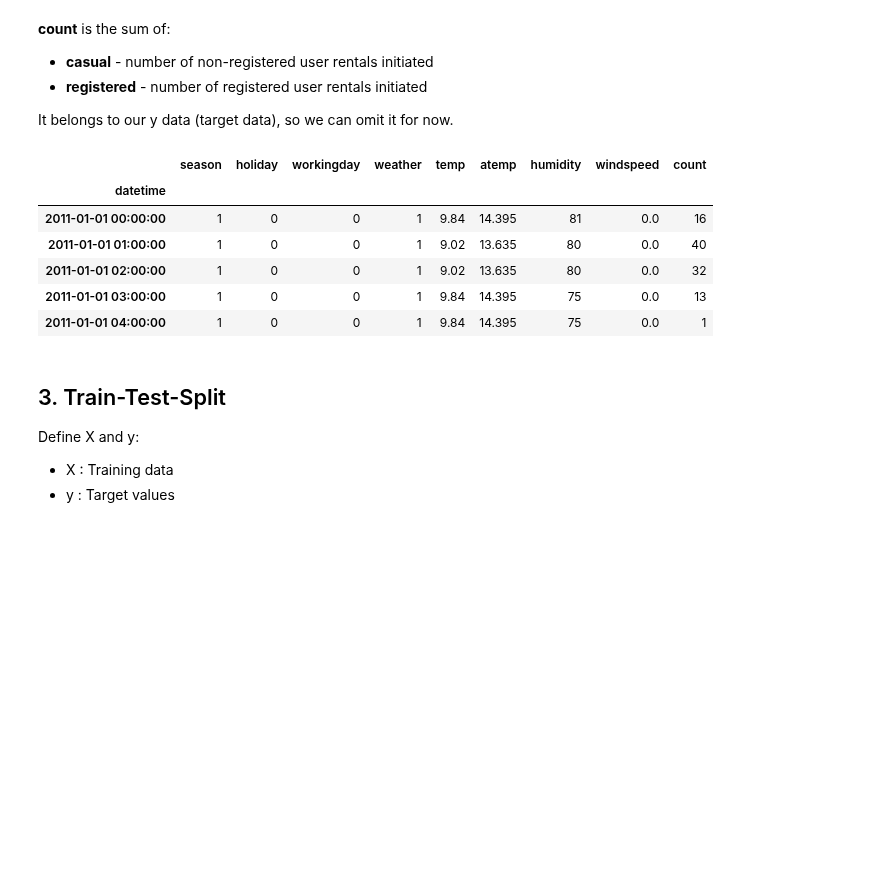
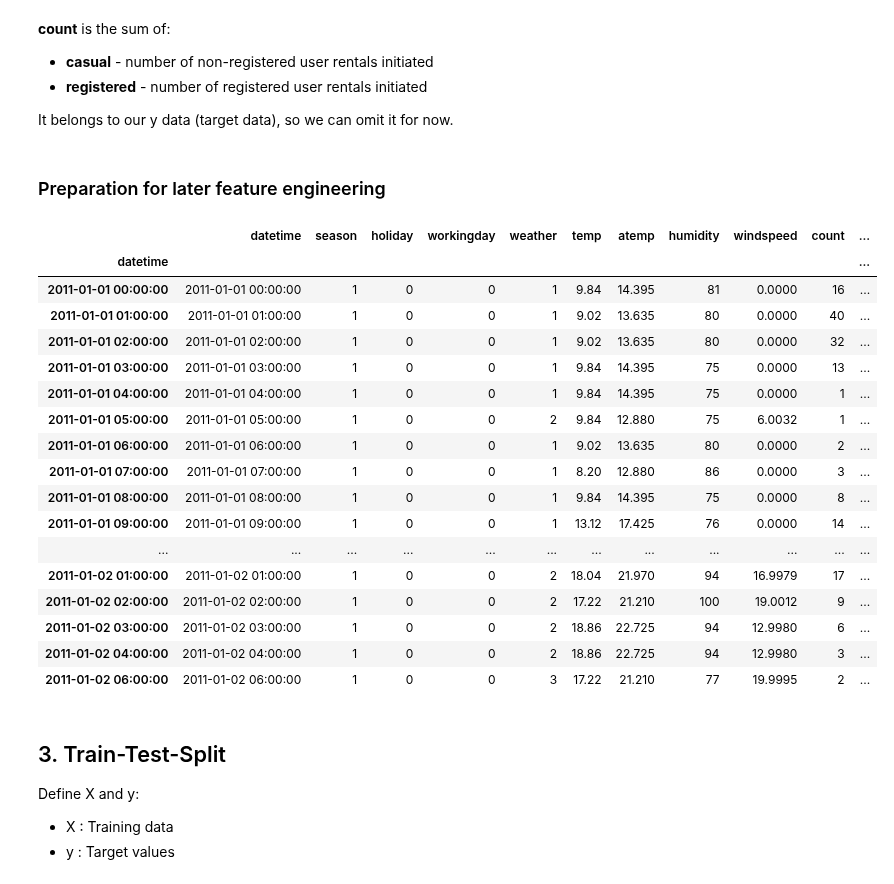
Before and after one commit to raphaelw/data-science-bootcamp, a Jupyter notebook: 03_week/project/bike_sharing_demand.ipynb, the cells around one changed output. Saved outputs shown, nothing was run; the diff lists cells and outputs as text; code cells hidden in the pictures; blank space fills up the shorter version.

```diff
--- a/03_week/project/bike_sharing_demand.ipynb
+++ b/03_week/project/bike_sharing_demand.ipynb
@@ -58,7 +54,7 @@ Data columns (total 12 columns):
 dtypes: datetime64[ns](1), float64(3), int64(8)
 memory usage: 1020.7 KB
 # %%
-df.set_index(keys='datetime', inplace=True)
+df.set_index(keys='datetime', drop=False, inplace=True)
 # %%
 df.isna().sum()
 # %% [output]
@@ -82,16 +79,39 @@ dtype: int64
 It belongs to our y data (target data), so we can omit it for now.
 # %%
 df.drop(['casual', 'registered'], axis=1, inplace=True)
+# %% [markdown]
+### Preparation for later feature engineering
+# %%
+# hour
+df['hour'] = df['datetime'].dt.hour
+# dayofweek
+df['dayofweek'] = df['datetime'].dt.dayofweek
+# %%
+# timestamp
+timedelta = df.datetime - pd.to_datetime("2010/01/01")
+DAY_IN_SECONDS = 60*60*24
+df['timestamp'] = timedelta.dt.total_seconds()/(DAY_IN_SECONDS)
 # %%
-df.head()
+df.head(30)
 # %% [output]
-|  | season | holiday | workingday | weather | temp | atemp | humidity | windspeed | count |
-| datetime |  |  |  |  |  |  |  |  |  |
-| 2011-01-01 00:00:00 | 1 | 0 | 0 | 1 | 9.84 | 14.395 | 81 | 0.0 | 16 |
-| 2011-01-01 01:00:00 | 1 | 0 | 0 | 1 | 9.02 | 13.635 | 80 | 0.0 | 40 |
-| 2011-01-01 02:00:00 | 1 | 0 | 0 | 1 | 9.02 | 13.635 | 80 | 0.0 | 32 |
-| 2011-01-01 03:00:00 | 1 | 0 | 0 | 1 | 9.84 | 14.395 | 75 | 0.0 | 13 |
-| 2011-01-01 04:00:00 | 1 | 0 | 0 | 1 | 9.84 | 14.395 | 75 | 0.0 | 1 |
+|  | datetime | season | holiday | workingday | weather | temp | atemp | humidity | windspeed | count | ... |
+| datetime |  |  |  |  |  |  |  |  |  |  | ... |
+| 2011-01-01 00:00:00 | 2011-01-01 00:00:00 | 1 | 0 | 0 | 1 | 9.84 | 14.395 | 81 | 0.0000 | 16 | ... |
+| 2011-01-01 01:00:00 | 2011-01-01 01:00:00 | 1 | 0 | 0 | 1 | 9.02 | 13.635 | 80 | 0.0000 | 40 | ... |
+| 2011-01-01 02:00:00 | 2011-01-01 02:00:00 | 1 | 0 | 0 | 1 | 9.02 | 13.635 | 80 | 0.0000 | 32 | ... |
+| 2011-01-01 03:00:00 | 2011-01-01 03:00:00 | 1 | 0 | 0 | 1 | 9.84 | 14.395 | 75 | 0.0000 | 13 | ... |
+| 2011-01-01 04:00:00 | 2011-01-01 04:00:00 | 1 | 0 | 0 | 1 | 9.84 | 14.395 | 75 | 0.0000 | 1 | ... |
+| 2011-01-01 05:00:00 | 2011-01-01 05:00:00 | 1 | 0 | 0 | 2 | 9.84 | 12.880 | 75 | 6.0032 | 1 | ... |
+| 2011-01-01 06:00:00 | 2011-01-01 06:00:00 | 1 | 0 | 0 | 1 | 9.02 | 13.635 | 80 | 0.0000 | 2 | ... |
+| 2011-01-01 07:00:00 | 2011-01-01 07:00:00 | 1 | 0 | 0 | 1 | 8.20 | 12.880 | 86 | 0.0000 | 3 | ... |
+| 2011-01-01 08:00:00 | 2011-01-01 08:00:00 | 1 | 0 | 0 | 1 | 9.84 | 14.395 | 75 | 0.0000 | 8 | ... |
+| 2011-01-01 09:00:00 | 2011-01-01 09:00:00 | 1 | 0 | 0 | 1 | 13.12 | 17.425 | 76 | 0.0000 | 14 | ... |
+| ... | ... | ... | ... | ... | ... | ... | ... | ... | ... | ... | ... |
+| 2011-01-02 01:00:00 | 2011-01-02 01:00:00 | 1 | 0 | 0 | 2 | 18.04 | 21.970 | 94 | 16.9979 | 17 | ... |
+| 2011-01-02 02:00:00 | 2011-01-02 02:00:00 | 1 | 0 | 0 | 2 | 17.22 | 21.210 | 100 | 19.0012 | 9 | ... |
+| 2011-01-02 03:00:00 | 2011-01-02 03:00:00 | 1 | 0 | 0 | 2 | 18.86 | 22.725 | 94 | 12.9980 | 6 | ... |
+| 2011-01-02 04:00:00 | 2011-01-02 04:00:00 | 1 | 0 | 0 | 2 | 18.86 | 22.725 | 94 | 12.9980 | 3 | ... |
+| 2011-01-02 06:00:00 | 2011-01-02 06:00:00 | 1 | 0 | 0 | 3 | 17.22 | 21.210 | 77 | 19.9995 | 2 | ... |
 # %% [markdown]
 ## 3. Train-Test-Split
 
```
Also changed, not shown: parts of 24 cells of this notebook.
